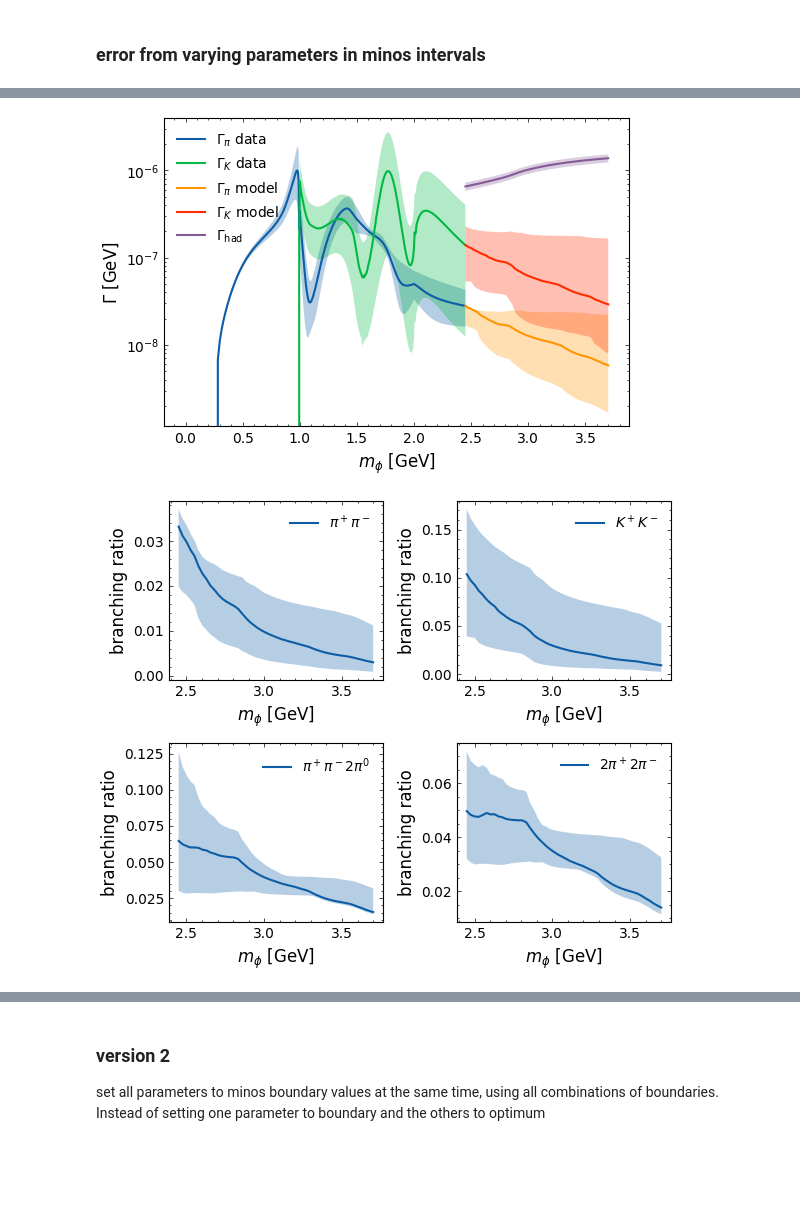
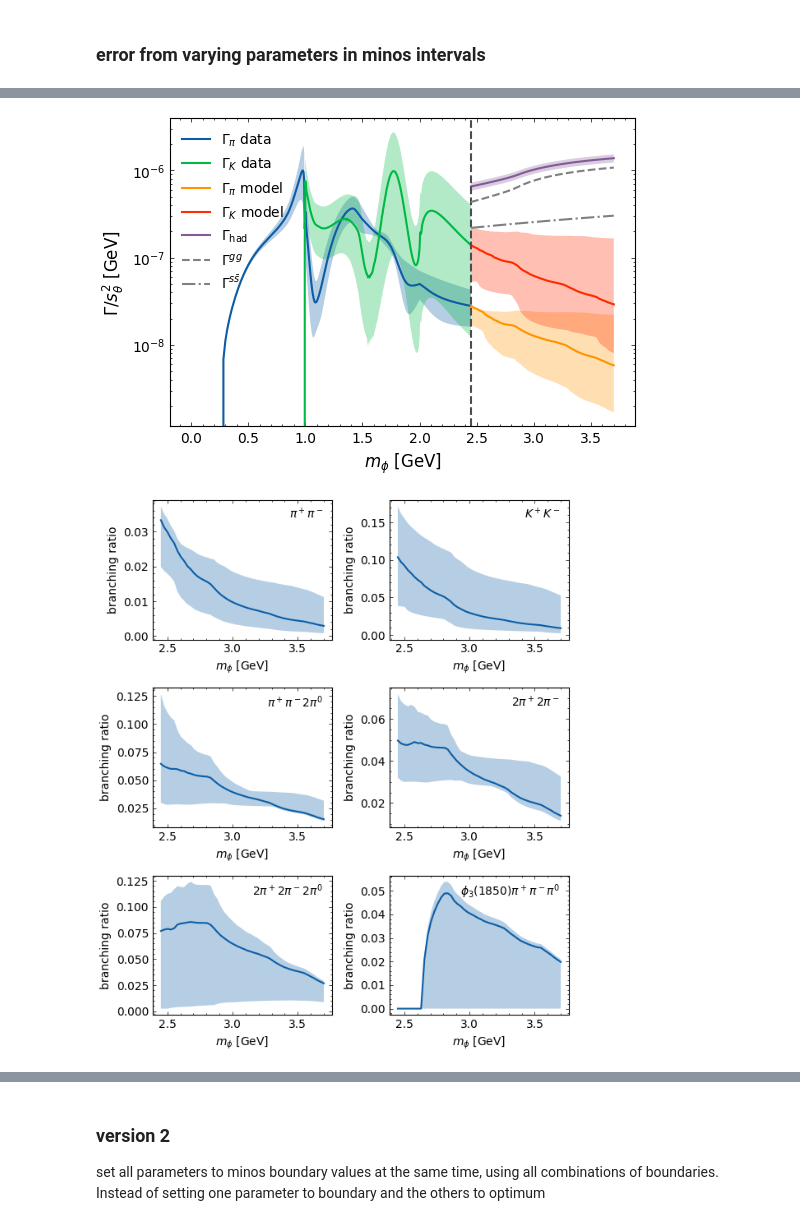
Before and after one commit to HeSeebach/ScalarHadronizer, a Jupyter notebook: parameter_fits.ipynb, the cells around one changed output, grey strips where cells are left out. Drawn from its saved outputs; the diff is of its cells as text; code cells hidden in the pictures; blank space fills up the shorter version.

Commit message:
commit before branch to fix error

```diff
--- a/parameter_fits.ipynb
+++ b/parameter_fits.ipynb
@@ -803,19 +779 @@ else:
-# %%
-file_path='pkls_for_plots/contour_wsgamma_experimental.pkl'
-if os.path.exists(file_path):
-    with open(file_path, 'rb') as f:
-        contour_wsgamma_experimental = pickle.load(f)
-else:
-    contour_wsgamma_experimental=m.mncontour('ws','gamma_fac',experimental=True)
-    with open(file_path,'wb') as f:
-        pickle.dump(contour_wsgamma_experimental,f)
-# %%
-file_path='pkls_for_plots/contour_wvgamma_experimental.pkl'
-if os.path.exists(file_path):
-    with open(file_path, 'rb') as f:
-        contour_wvgamma_experimental = pickle.load(f)
-else:
-    contour_wvgamma_experimental=m.mncontour('wv','gamma_fac',experimental=True)
-    with open(file_path,'wb') as f:
-        pickle.dump(contour_wvgamma_experimental,f)
 # %%
@@ -1184,9 +1162,9 @@ Generated 287 initial meson pairs.
 # %%
 from decay_widths import gamma_gg,gamma_ss
 
-def plot_errors_from_par_variation(plot_mass,data,path):
+def plot_errors_from_par_variation(plot_mass,data,gamma_fac,path):
     fig,ax=plt.subplots()
-    gamma_had=gamma_fac_opt*(gamma_gg(plot_mass)+gamma_ss(plot_mass))
+    gamma_had=gamma_fac*(gamma_gg(plot_mass)+gamma_ss(plot_mass))
 
     ax.plot(pi_data[:,0],pi_data[:,1],label=r'$\Gamma_\pi$ data')
     ax.fill_between(pi_data[:,0], pi_data[:,2],pi_data[:,3],alpha=0.3,interpolate=True)
@@ -1210,20 +1188,22 @@ def plot_errors_from_par_variation(plot_mass,data,path):
     ax.fill_between(plot_mass, K_lower,K_upper,alpha=0.3,interpolate=True)
     ax.plot(plot_mass,gamma_had,label=r'$\Gamma_\text{had}$')
     ax.fill_between(plot_mass, gamma_lower,gamma_upper,alpha=0.3,interpolate=True)
-    #ax.fill_between(plot_mass, gamma_fac_opt*(gg_NNLO(plot_mass,plot_mass*2)+ssbar_NNLO(plot_mass,plot_mass*2)),gamma_fac_opt*(gg_NNLO(plot_mass,plot_mass/2)+ssbar_NNLO(plot_mass,plot_mass/2)),alpha=0.3,interpolate=True)
+    ax.axvline(2.45, linestyle='--', color='0.3')
 
+    ax.plot(plot_mass,gamma_fac*gamma_gg(plot_mass),linestyle='--',label=r'$\Gamma^{gg}$',color='grey')
+    ax.plot(plot_mass,gamma_fac*gamma_ss(plot_mass),linestyle='-.',label=r'$\Gamma^{s\bar{s}}$',color='grey')
     ax.set_yscale('log')
     ax.set_xlabel(r'$m_\phi$ [GeV]')
-    ax.set_ylabel(r'$\Gamma$ [GeV]')
+    ax.set_ylabel(r'$\Gamma/s_\theta^2$ [GeV]')
     ax.legend(loc='upper left')
     plt.savefig(path)
 
-plot_errors_from_par_variation(m_error_fit*1e-3,all_brs,path='/home/henry/Documents/Uni/Masterarbeit/latex-thesis/plots/pi_K_decay_widths_with_minos_error.pdf')
+plot_errors_from_par_variation(m_error_fit*1e-3,all_brs,gamma_fac_opt,path='/home/henry/Documents/Uni/Masterarbeit/latex-thesis/plots/pi_K_decay_widths_with_minos_error.pdf')
 # %% [output]
-[figure, old version]
+[figure, new version]
 # %%
 from decay_widths import gamma_hadrons,gamma_total
-def plot_br_with_minos_error(axis,state,brs,m,label):
+def plot_br_with_minos_error2(axis,state,brs,m,label):
     m=m*1e-3
     hadronic_br=gamma_hadrons(m)/gamma_total(m)
     upper=np.array([brs[i][state]['BR upper'] for i in range(len(m))])*hadronic_br
@@ -1231,16 +1211,36 @@ def plot_br_with_minos_error(axis,state,brs,m,label):
     central=np.array([brs[i][state]['BR central'] for i in range(len(m))])*hadronic_br
     axis.plot(m,central,label=label)
     axis.fill_between(m,upper,lower,alpha=0.3)
-    axis.legend()
+    axis.text(0.95, 0.95, label, horizontalalignment='right', verticalalignment='top', transform=axis.transAxes)
+    #axis.legend()
     axis.set_xlabel(r'$m_\phi$ [GeV]')
     axis.set_ylabel('branching ratio')
+
+def plot_br_with_minos_error(axis, state, brs, m, label):
+    m = m * 1e-3
+    hadronic_br = gamma_hadrons(m) / gamma_total(m)
+
+    list_of_dicts = [
+        brs[i][state] if state in brs[i].keys() else {'BR upper': 0, 'BR lower': 0, 'BR central': 0}
+        for i in range(len(m)) ]
+    upper = np.array([d['BR upper'] for d in list_of_dicts]) * hadronic_br
+    lower = np.array([d['BR lower'] for d in list_of_dicts]) * hadronic_br
+    central = np.array([d['BR central'] for d in list_of_dicts]) * hadronic_br
+
+    axis.plot(m, central, label=label)
+    axis.fill_between(m, upper, lower, alpha=0.3)
+    axis.text(0.95, 0.95, label, horizontalalignment='right', verticalalignment='top', transform=axis.transAxes)
+    axis.set_xlabel(r'$m_\phi$ [GeV]',fontsize=10)
+    axis.set_ylabel('branching ratio',fontsize=10)
 # %%
-fig,ax=plt.subplots(2,2,figsize=(6,5))
+fig,ax=plt.subplots(3,2,figsize=(6,7))
 plot_br_with_minos_error(ax[0,0],(-211,211),all_brs,m_error_fit,label=r'$\pi^+\pi^-$')
 plot_br_with_minos_error(ax[0,1],(-321,321),all_brs,m_error_fit,label=r'$K^+K^-$')
 plot_br_with_minos_error(ax[1,0],(-211,111,111,211),all_brs,m_error_fit,label=r'$\pi^+\pi^-2\pi^0$')
 plot_br_with_minos_error(ax[1,1],(-211,-211,211,211),all_brs,m_error_fit,label=r'$2\pi^+2\pi^-$')
+plot_br_with_minos_error(ax[2,0],(-211,-211,111,111,211,211),all_brs,m_error_fit,label=r'$2\pi^+2\pi^-2\pi^0$')
+plot_br_with_minos_error(ax[2,1],(-211,111,211,337),all_brs,m_error_fit,label=r'$\phi_3(1850)\pi^+\pi^-\pi^0$')
 plt.tight_layout()
 plt.savefig('/home/henry/Documents/Uni/Masterarbeit/latex-thesis/plots/brs_with_error.pdf')
 # %% [output]
-[figure, old version]
+[figure, new version]
```
Also changed, not shown: parts of 96 cells of this notebook, 18 other files.
